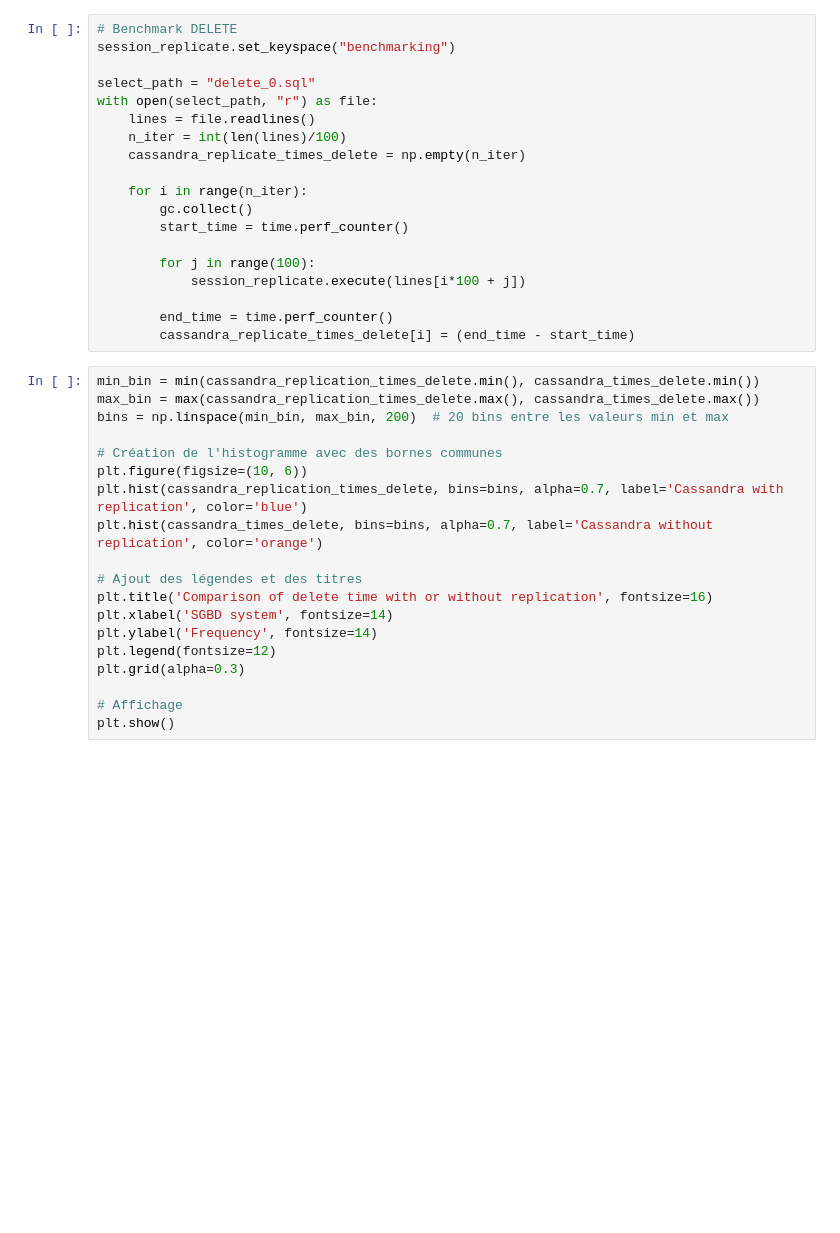
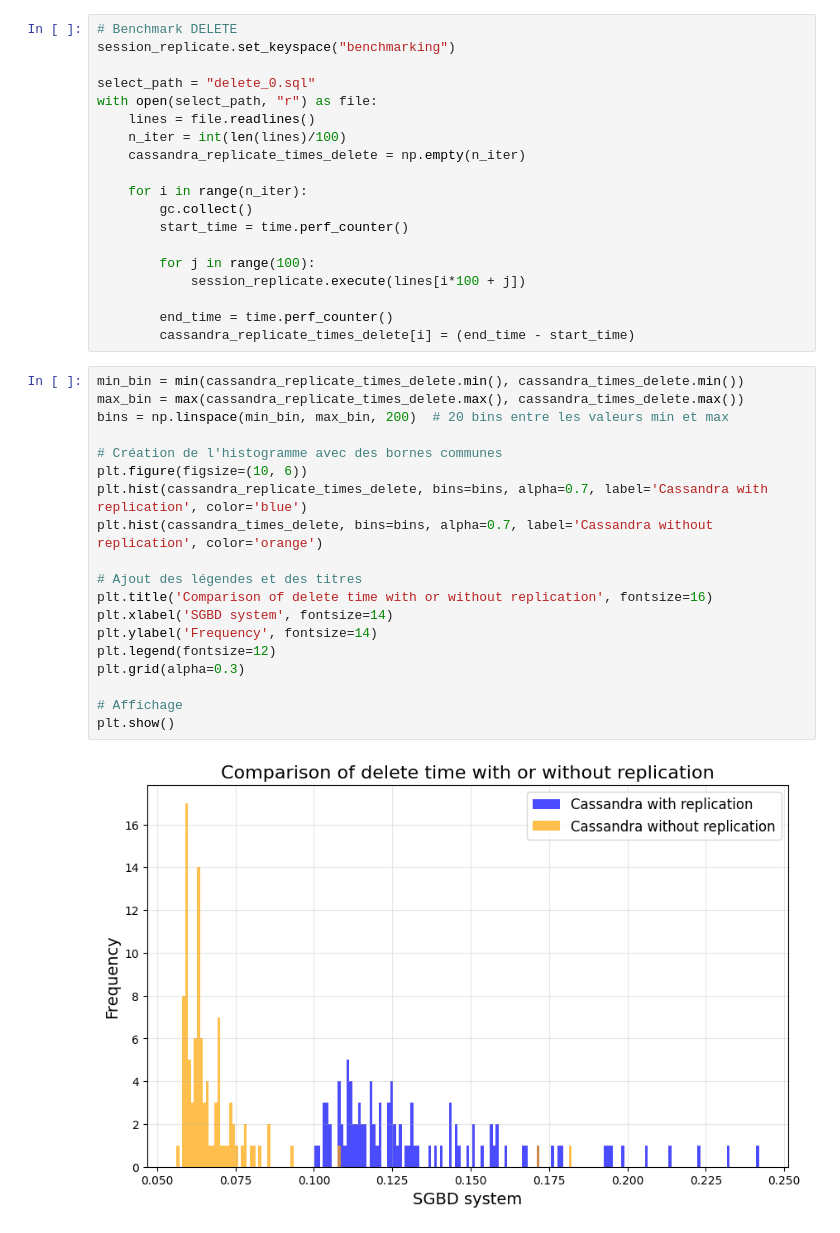
Before and after one commit to NicolasGresset/sgbd_benchmarking, a Jupyter notebook: notebooks/Benchmarking.ipynb, the cells around one changed output. Drawn from its saved outputs; the diff is of its cells as text; blank space fills up the shorter version.

```diff
--- a/notebooks/Benchmarking.ipynb
+++ b/notebooks/Benchmarking.ipynb
@@ -849,21 +858,23 @@ with open(select_path, "r") as file:
         end_time = time.perf_counter()
         cassandra_replicate_times_delete[i] = (end_time - start_time)
 # %%
-min_bin = min(cassandra_replication_times_delete.min(), cassandra_times_delete.min())
-max_bin = max(cassandra_replication_times_delete.max(), cassandra_times_delete.max())
+min_bin = min(cassandra_replicate_times_delete.min(), cassandra_times_delete.min())
+max_bin = max(cassandra_replicate_times_delete.max(), cassandra_times_delete.max())
 bins = np.linspace(min_bin, max_bin, 200)  # 20 bins entre les valeurs min et max
 
 # Création de l'histogramme avec des bornes communes
 plt.figure(figsize=(10, 6))
-plt.hist(cassandra_replication_times_delete, bins=bins, alpha=0.7, label='Cassandra with replication', color='blue')
+plt.hist(cassandra_replicate_times_delete, bins=bins, alpha=0.7, label='Cassandra with replication', color='blue')
 plt.hist(cassandra_times_delete, bins=bins, alpha=0.7, label='Cassandra without replication', color='orange')
 
 # Ajout des légendes et des titres
 plt.title('Comparison of delete time with or without replication', fontsize=16)
 plt.xlabel('SGBD system', fontsize=14)
 plt.ylabel('Frequency', fontsize=14)
 plt.legend(fontsize=12)
 plt.grid(alpha=0.3)
 
 # Affichage
 plt.show()
+# %% [output]
+[figure, added]
```
Also changed, not shown: parts of 22 cells of this notebook.
